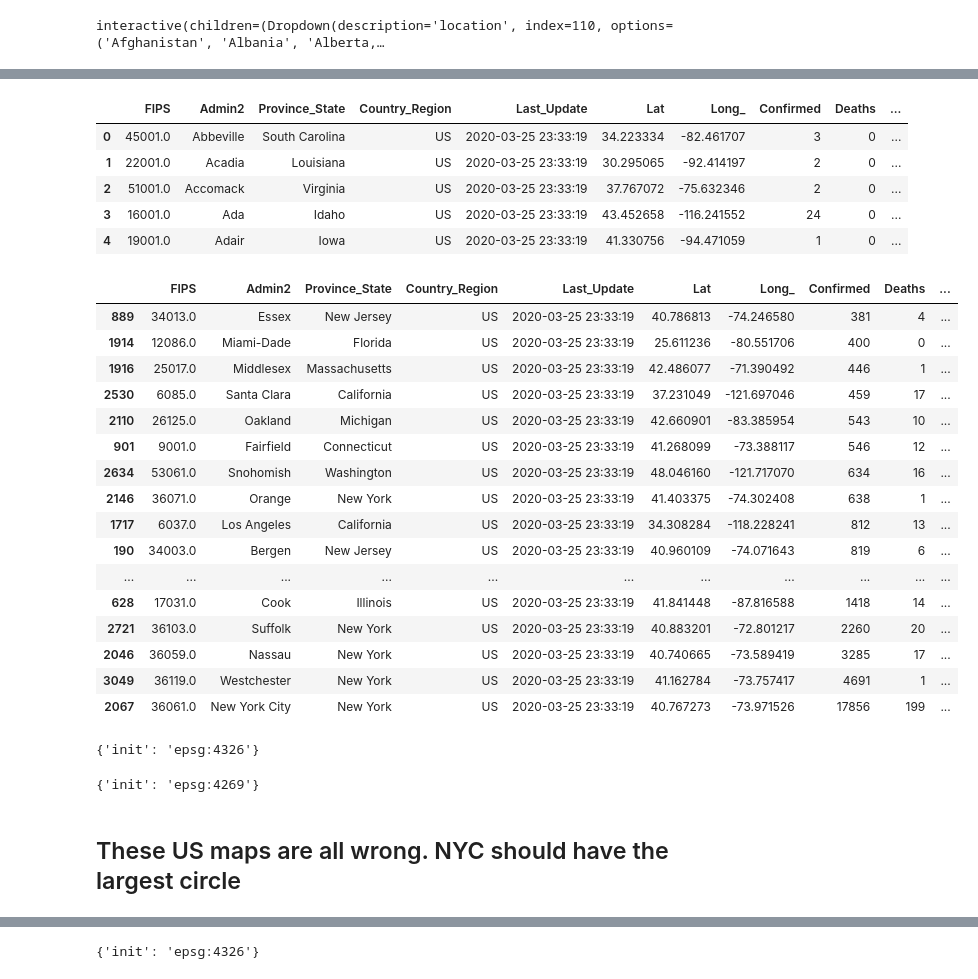
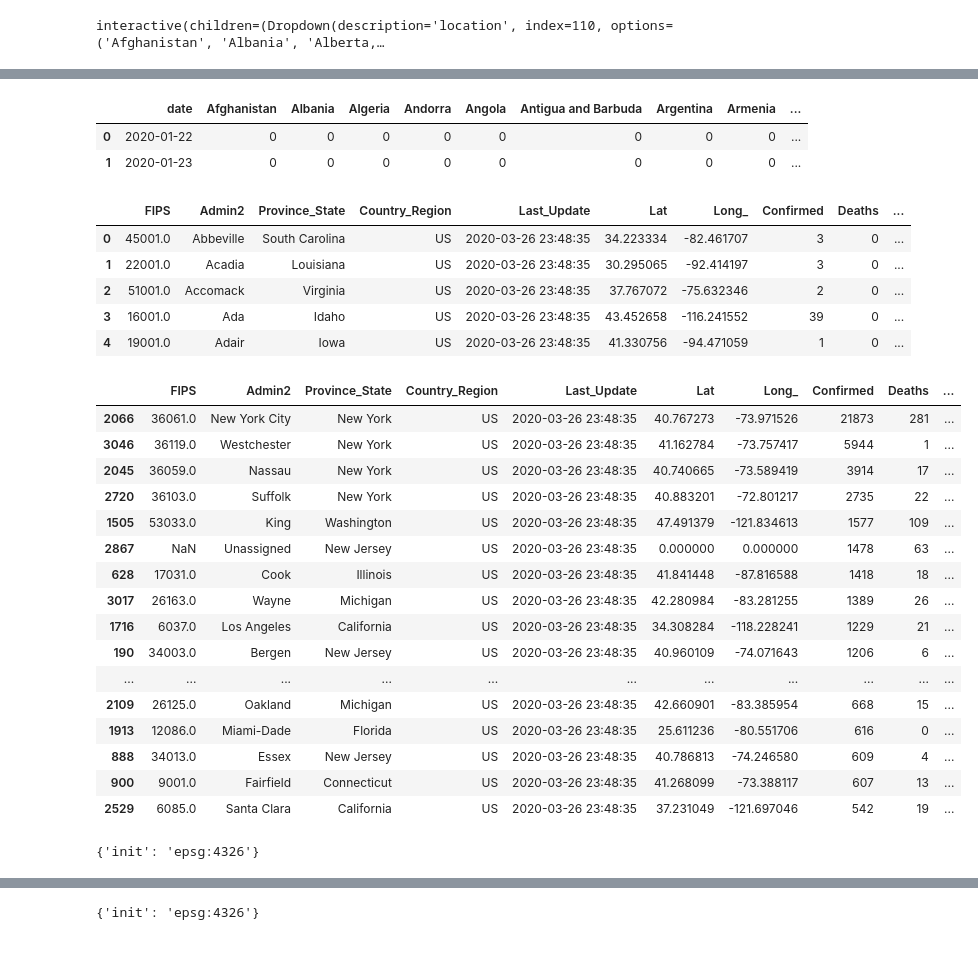
Before and after one commit to MattTriano/COVID-19_Viz, a Jupyter notebook: COVID-19_EDA_2.ipynb, the cells around one changed output, grey strips where cells are left out. Cells and saved outputs as stored; diff of their text form; code cells hidden in the pictures; blank space fills up the shorter version.

```diff
--- a/COVID-19_EDA_2.ipynb
+++ b/COVID-19_EDA_2.ipynb
@@ -251,38 +250,42 @@ plot_covid_19_data_mpl(case_type='Fatal', locations=['Italy', 'Hubei, China', 'I
+# %%
+deaths_df.head(2)
+# %% [output]
+|  | date | Afghanistan | Albania | Algeria | Andorra | Angola | Antigua and Barbuda | Argentina | Armenia | ... |
+| 0 | 2020-01-22 | 0 | 0 | 0 | 0 | 0 | 0 | 0 | 0 | ... |
+| 1 | 2020-01-23 | 0 | 0 | 0 | 0 | 0 | 0 | 0 | 0 | ... |
 # %%
-# today = pd.to_datetime('today')
-today = pd.to_datetime('2020-03-25')
+today = pd.to_datetime('today')
 today_str = today.date().strftime('%m-%d-%Y')
-us_covid_df = pd.read_csv(f'https://raw.githubusercontent.com/CSSEGISandData/COVID-19/master/csse_covid_19_data/csse_covid_19_daily_reports/{today_str}.csv')
-us_covid_df['geometry'] = us_covid_df.apply(lambda x: Point(x['Long_'], x['Lat']), axis=1)
-# us_covid_df = gpd.GeoDataFrame(us_covid_df, crs={'init':'epsg:4326'})
-us_covid_df = gpd.GeoDataFrame(us_covid_df)
+world_covid_df = pd.read_csv(f'https://raw.githubusercontent.com/CSSEGISandData/COVID-19/master/csse_covid_19_data/csse_covid_19_daily_reports/{today_str}.csv')
+world_covid_df['geometry'] = world_covid_df.apply(lambda x: Point(x['Long_'], x['Lat']), axis=1)
+world_covid_df = gpd.GeoDataFrame(world_covid_df)
 # %%
-us_covid_df.head()
+world_covid_df.head()
 # %% [output]
 |  | FIPS | Admin2 | Province_State | Country_Region | Last_Update | Lat | Long_ | Confirmed | Deaths | ... |
-| 0 | 45001.0 | Abbeville | South Carolina | US | 2020-03-25 23:33:19 | 34.223334 | -82.461707 | 3 | 0 | ... |
-| 1 | 22001.0 | Acadia | Louisiana | US | 2020-03-25 23:33:19 | 30.295065 | -92.414197 | 2 | 0 | ... |
-| 2 | 51001.0 | Accomack | Virginia | US | 2020-03-25 23:33:19 | 37.767072 | -75.632346 | 2 | 0 | ... |
-| 3 | 16001.0 | Ada | Idaho | US | 2020-03-25 23:33:19 | 43.452658 | -116.241552 | 24 | 0 | ... |
-| 4 | 19001.0 | Adair | Iowa | US | 2020-03-25 23:33:19 | 41.330756 | -94.471059 | 1 | 0 | ... |
+| 0 | 45001.0 | Abbeville | South Carolina | US | 2020-03-26 23:48:35 | 34.223334 | -82.461707 | 3 | 0 | ... |
+| 1 | 22001.0 | Acadia | Louisiana | US | 2020-03-26 23:48:35 | 30.295065 | -92.414197 | 3 | 0 | ... |
+| 2 | 51001.0 | Accomack | Virginia | US | 2020-03-26 23:48:35 | 37.767072 | -75.632346 | 2 | 0 | ... |
+| 3 | 16001.0 | Ada | Idaho | US | 2020-03-26 23:48:35 | 43.452658 | -116.241552 | 39 | 0 | ... |
+| 4 | 19001.0 | Adair | Iowa | US | 2020-03-26 23:48:35 | 41.330756 | -94.471059 | 1 | 0 | ... |
 # %%
-us_covid_df.loc[us_covid_df['Country_Region'] == 'US'].sort_values(by=['Confirmed']).tail(20)
+world_covid_df.loc[world_covid_df['Country_Region'] == 'US'].sort_values(by=['Confirmed'], ascending=[False]).head(20)
 # %% [output]
 |  | FIPS | Admin2 | Province_State | Country_Region | Last_Update | Lat | Long_ | Confirmed | Deaths | ... |
-| 889 | 34013.0 | Essex | New Jersey | US | 2020-03-25 23:33:19 | 40.786813 | -74.246580 | 381 | 4 | ... |
-| 1914 | 12086.0 | Miami-Dade | Florida | US | 2020-03-25 23:33:19 | 25.611236 | -80.551706 | 400 | 0 | ... |
-| 1916 | 25017.0 | Middlesex | Massachusetts | US | 2020-03-25 23:33:19 | 42.486077 | -71.390492 | 446 | 1 | ... |
-| 2530 | 6085.0 | Santa Clara | California | US | 2020-03-25 23:33:19 | 37.231049 | -121.697046 | 459 | 17 | ... |
-| 2110 | 26125.0 | Oakland | Michigan | US | 2020-03-25 23:33:19 | 42.660901 | -83.385954 | 543 | 10 | ... |
-| 901 | 9001.0 | Fairfield | Connecticut | US | 2020-03-25 23:33:19 | 41.268099 | -73.388117 | 546 | 12 | ... |
-| 2634 | 53061.0 | Snohomish | Washington | US | 2020-03-25 23:33:19 | 48.046160 | -121.717070 | 634 | 16 | ... |
-| 2146 | 36071.0 | Orange | New York | US | 2020-03-25 23:33:19 | 41.403375 | -74.302408 | 638 | 1 | ... |
-| 1717 | 6037.0 | Los Angeles | California | US | 2020-03-25 23:33:19 | 34.308284 | -118.228241 | 812 | 13 | ... |
-| 190 | 34003.0 | Bergen | New Jersey | US | 2020-03-25 23:33:19 | 40.960109 | -74.071643 | 819 | 6 | ... |
+| 2066 | 36061.0 | New York City | New York | US | 2020-03-26 23:48:35 | 40.767273 | -73.971526 | 21873 | 281 | ... |
+| 3046 | 36119.0 | Westchester | New York | US | 2020-03-26 23:48:35 | 41.162784 | -73.757417 | 5944 | 1 | ... |
+| 2045 | 36059.0 | Nassau | New York | US | 2020-03-26 23:48:35 | 40.740665 | -73.589419 | 3914 | 17 | ... |
+| 2720 | 36103.0 | Suffolk | New York | US | 2020-03-26 23:48:35 | 40.883201 | -72.801217 | 2735 | 22 | ... |
+| 1505 | 53033.0 | King | Washington | US | 2020-03-26 23:48:35 | 47.491379 | -121.834613 | 1577 | 109 | ... |
+| 2867 | NaN | Unassigned | New Jersey | US | 2020-03-26 23:48:35 | 0.000000 | 0.000000 | 1478 | 63 | ... |
+| 628 | 17031.0 | Cook | Illinois | US | 2020-03-26 23:48:35 | 41.841448 | -87.816588 | 1418 | 18 | ... |
+| 3017 | 26163.0 | Wayne | Michigan | US | 2020-03-26 23:48:35 | 42.280984 | -83.281255 | 1389 | 26 | ... |
+| 1716 | 6037.0 | Los Angeles | California | US | 2020-03-26 23:48:35 | 34.308284 | -118.228241 | 1229 | 21 | ... |
+| 190 | 34003.0 | Bergen | New Jersey | US | 2020-03-26 23:48:35 | 40.960109 | -74.071643 | 1206 | 6 | ... |
 | ... | ... | ... | ... | ... | ... | ... | ... | ... | ... | ... |
-| 628 | 17031.0 | Cook | Illinois | US | 2020-03-25 23:33:19 | 41.841448 | -87.816588 | 1418 | 14 | ... |
-| 2721 | 36103.0 | Suffolk | New York | US | 2020-03-25 23:33:19 | 40.883201 | -72.801217 | 2260 | 20 | ... |
-| 2046 | 36059.0 | Nassau | New York | US | 2020-03-25 23:33:19 | 40.740665 | -73.589419 | 3285 | 17 | ... |
-| 3049 | 36119.0 | Westchester | New York | US | 2020-03-25 23:33:19 | 41.162784 | -73.757417 | 4691 | 1 | ... |
-| 2067 | 36061.0 | New York City | New York | US | 2020-03-25 23:33:19 | 40.767273 | -73.971526 | 17856 | 199 | ... |
+| 2109 | 26125.0 | Oakland | Michigan | US | 2020-03-26 23:48:35 | 42.660901 | -83.385954 | 668 | 15 | ... |
+| 1913 | 12086.0 | Miami-Dade | Florida | US | 2020-03-26 23:48:35 | 25.611236 | -80.551706 | 616 | 0 | ... |
+| 888 | 34013.0 | Essex | New Jersey | US | 2020-03-26 23:48:35 | 40.786813 | -74.246580 | 609 | 4 | ... |
+| 900 | 9001.0 | Fairfield | Connecticut | US | 2020-03-26 23:48:35 | 41.268099 | -73.388117 | 607 | 13 | ... |
+| 2529 | 6085.0 | Santa Clara | California | US | 2020-03-26 23:48:35 | 37.231049 | -121.697046 | 542 | 19 | ... |
 # %%
@@ -302,4 +296,0 @@ states_gdf['INTPTLON'] = states_gdf['INTPTLON'].astype(float)
-# %%
-states_gdf.crs
-# %% [output]
-{'init': 'epsg:4269'}
@@ -308,2 +296,0 @@ us_covid_df.crs
-# %% [markdown]
-## These US maps are all wrong. NYC should have the largest circle
```
Also changed, not shown: parts of 28 cells of this notebook.
